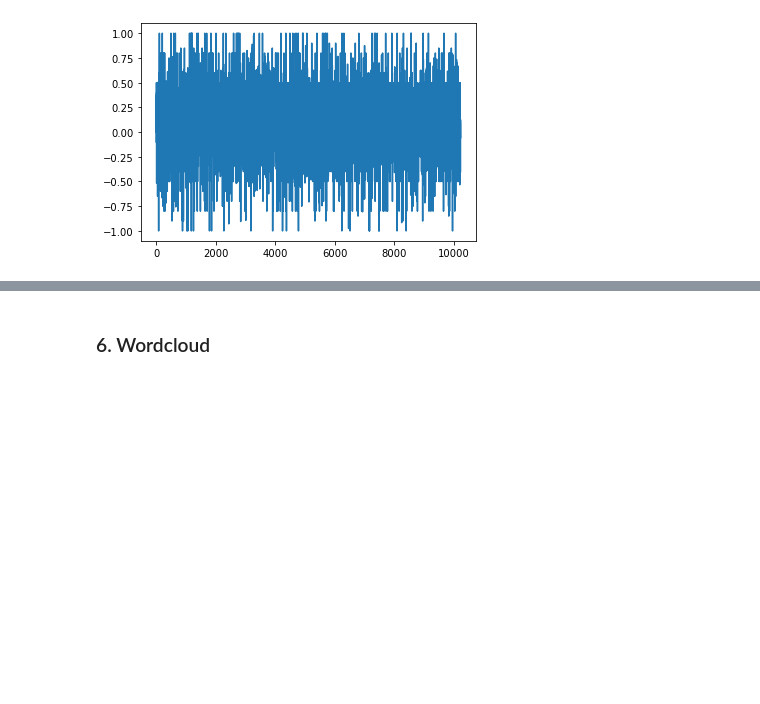
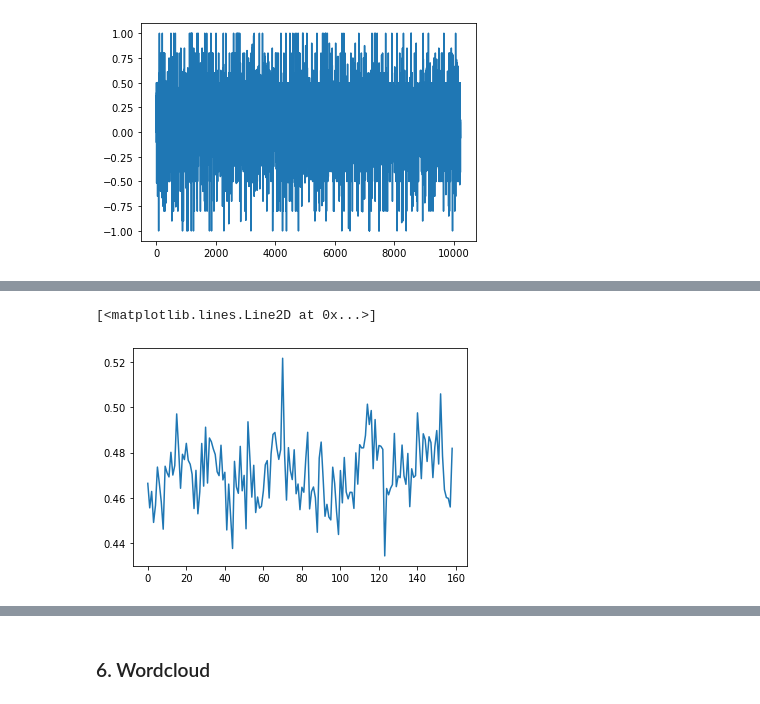
Before and after one commit to mdeppner/lgbtq-twitter-analysis, a Jupyter notebook: lgbtq_tweet_analysis.ipynb, the cells around one changed output, grey strips where cells are left out. Saved outputs shown, nothing was run; the diff lists cells and outputs as text; code cells hidden in the pictures; blank space fills up the shorter version.

```diff
--- a/lgbtq_tweet_analysis.ipynb
+++ b/lgbtq_tweet_analysis.ipynb
@@ -627,0 +554,5 @@ plt.plot(polarities)
+# %%
+plt.plot(subjectivity_per_day)
+# %% [output]
+[<matplotlib.lines.Line2D at 0x...>]
+[figure, added]
```
Also changed, not shown: parts of 46 cells of this notebook.
